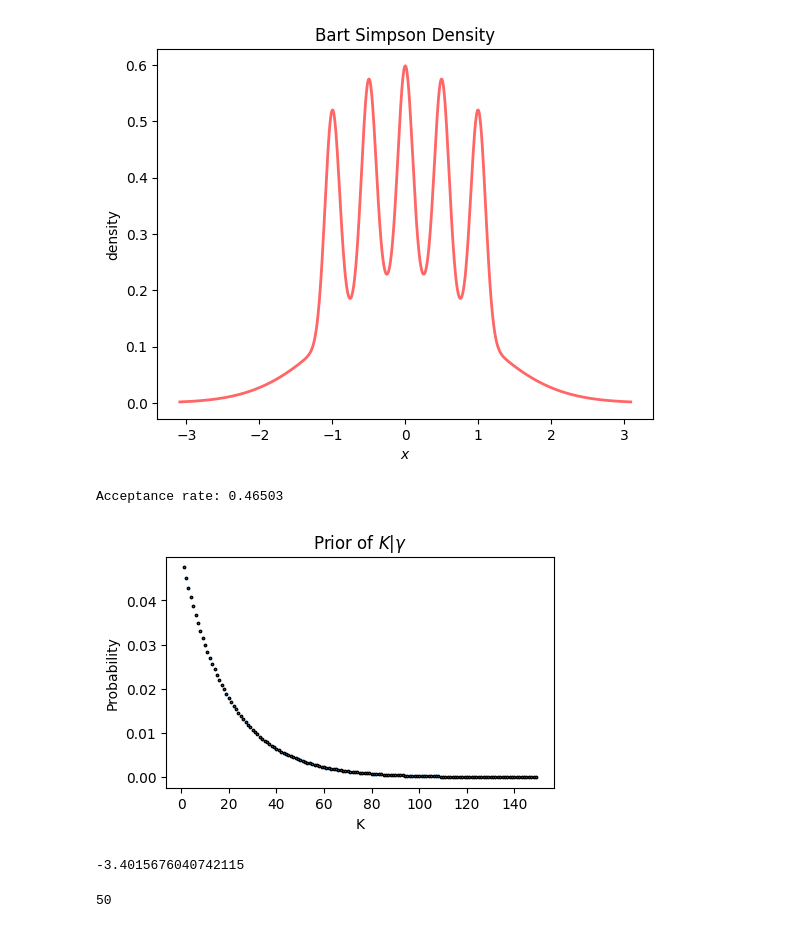
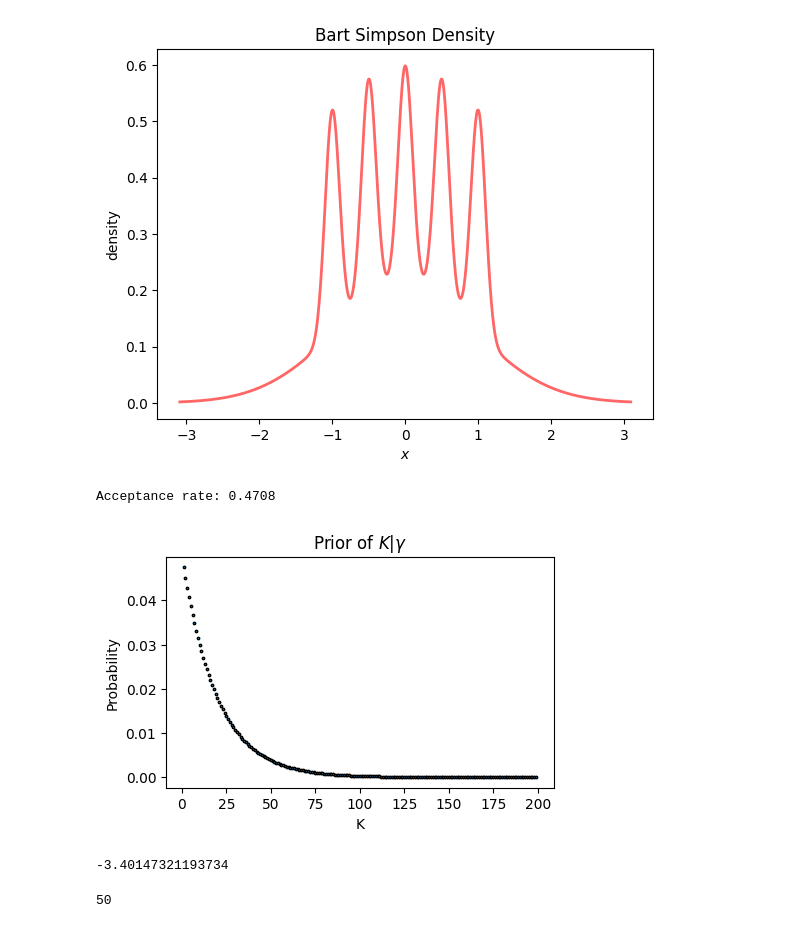
Before and after one commit to AVoss84/bhad, a Jupyter notebook: src/notebooks/Deep_Dive_Analysis.ipynb, the cells around one changed output. Drawn from its saved outputs; the diff is of its cells as text; code cells hidden in the pictures.

```diff
--- a/src/notebooks/Deep_Dive_Analysis.ipynb
+++ b/src/notebooks/Deep_Dive_Analysis.ipynb
@@ -58,28 +58,28 @@ grid = np.linspace(-4,4,100)
 
 # Draw a sample via Accept/Reject sampling:
 #-------------------------------------------
-y = utils.rbartsim(MCsim = 10**5, seed = None, verbose = True)
+y = utils.rbartsim(MCsim = 1*10**4, seed = None, verbose = True)
 # %% [output]
-Acceptance rate: 0.46503
+Acceptance rate: 0.4708
 # %%
-max_M = 150
+max_M = 200
 gamma = 0.95
 gp = [utils.geometric_prior(m, gamma = gamma, max_M = max_M) for m in range(1,max_M, 1)]
 
 fig = plt.figure(figsize=(5,3))
 ax = plt.axes()
 ax.scatter(range(1,max_M, 1), gp, s=3, edgecolors='black')
 ax.set_xlabel(r'K')
 ax.set_ylabel('Probability')     # unnormalized
 ax.set_title(r'Prior of $K|\gamma$');
 # %% [output]
-[figure, old version]
+[figure, new version]
 # %%
 from scipy.integrate import simpson
 
 gamma_grid = np.linspace(1e-4,1-1e-4, 30)
 
-prior_max_M = 100
+prior_max_M = 200
 
 log_marg_prior_nbins = {}
 for m in range(1, prior_max_M, 1):
@@ -93,7 +93,7 @@ for m in range(1, prior_max_M, 1):
 
 log_marg_prior_nbins[58]
 # %% [output]
--3.4015676040742115
+-3.40147321193734
 # %%
 log_marg_post = {m : log_marg_prior_nbins[m] + utils.log_marglike_nbins(M = m, y = y) for m in range(1, prior_max_M, 1)}
 
```
Also changed, not shown: parts of 9 cells of this notebook, 1 other file.
